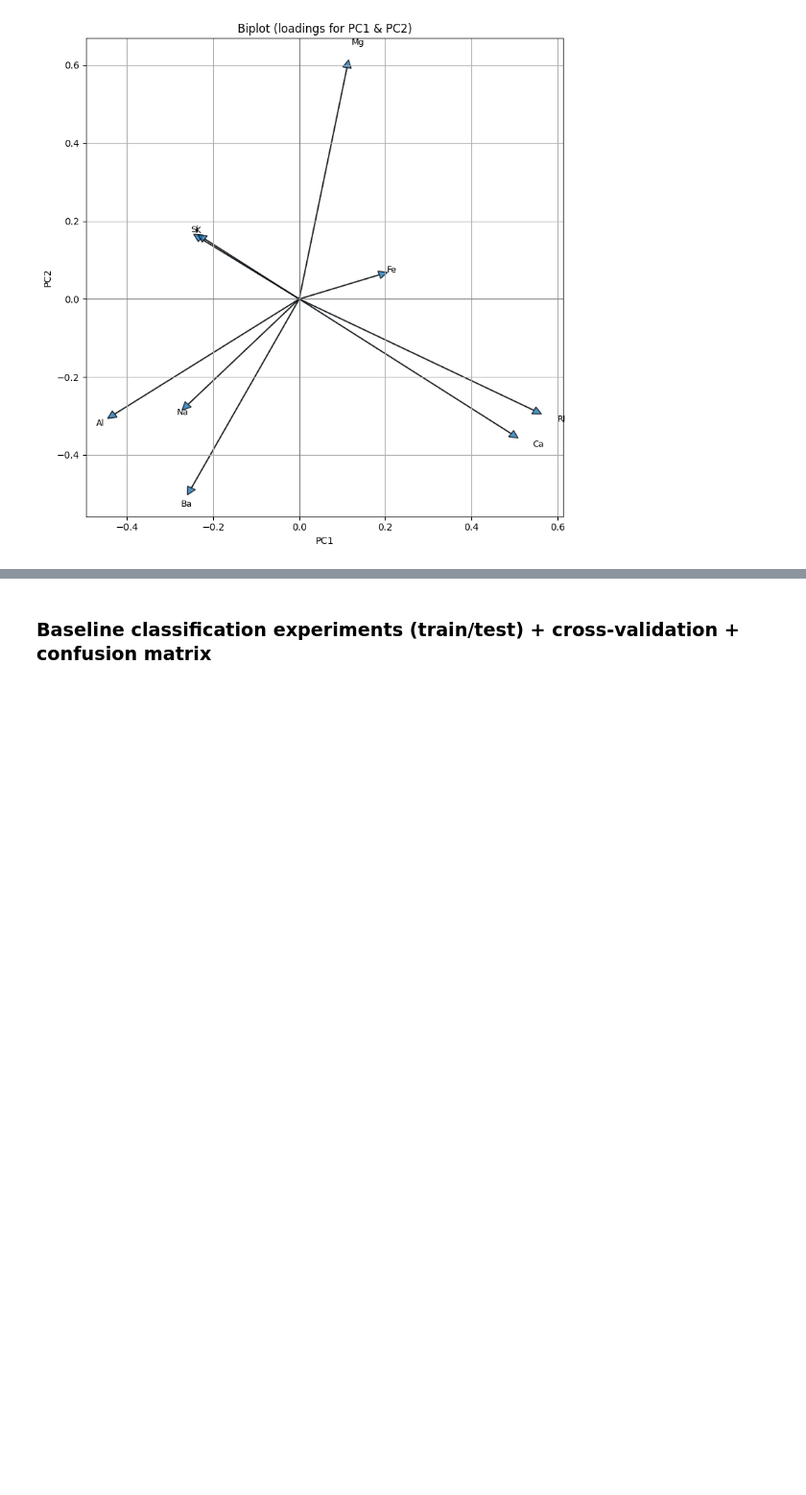
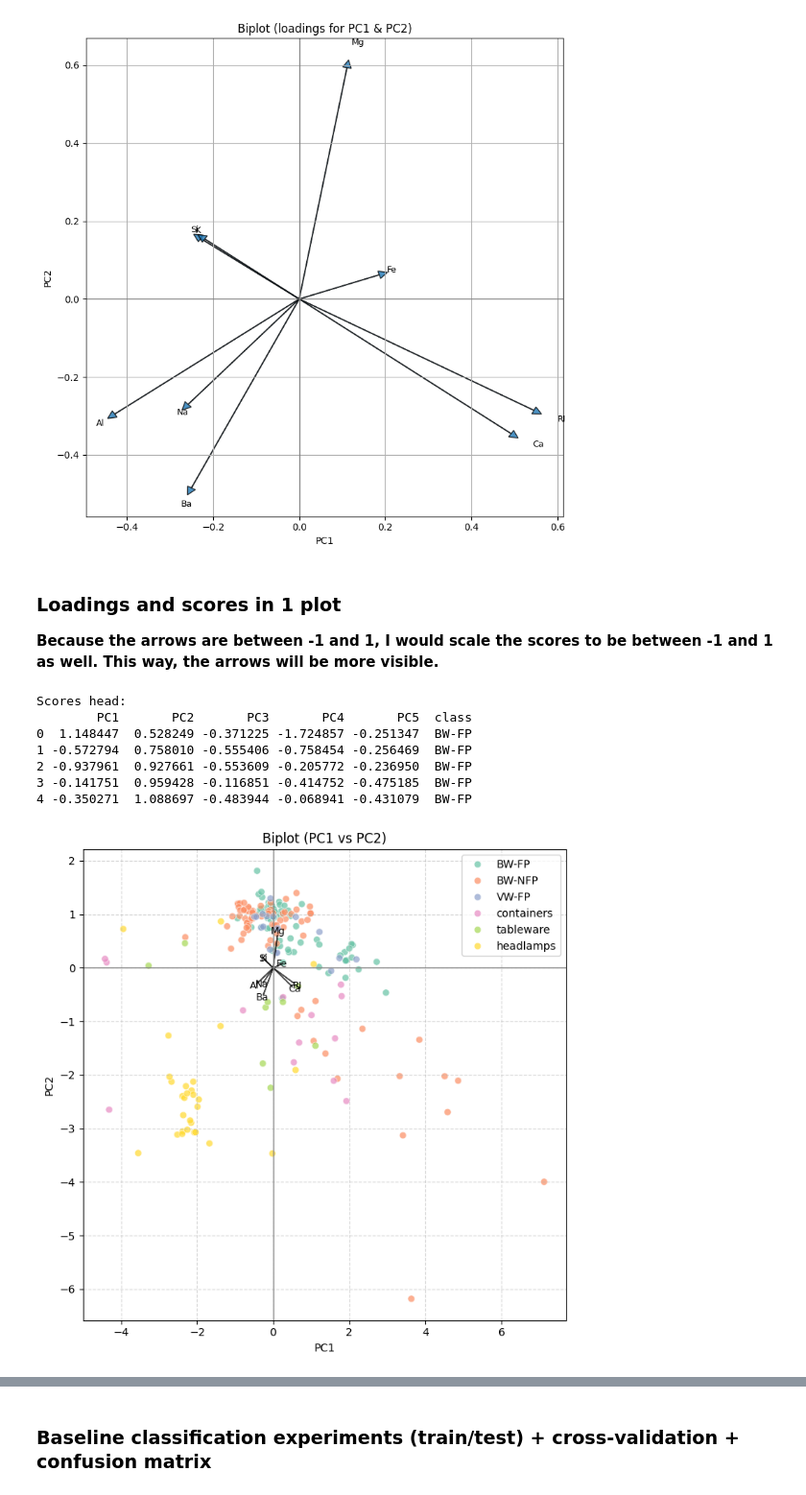
Before and after one commit to schependom/DTU_machine-learning-projects, a Jupyter notebook: Project 1/src/main.ipynb, the cells around one changed output, grey strips where cells are left out. Shown at 96% size. Drawn from its saved outputs; the diff is of its cells as text; code cells hidden in the pictures; blank space fills up the shorter version.

```diff
--- a/Project 1/src/main.ipynb
+++ b/Project 1/src/main.ipynb
@@ -725,3 +729,58 @@ PC1: ['RI', 'Ca', 'Al']
 PC2: ['Mg', 'Ba', 'Ca']
 PC3: ['K', 'Si', 'Na']
 [figure]
+# %% [markdown]
+### Loadings and scores in 1 plot
+
+**Because the arrows are between -1 and 1, I would scale the scores to be between -1 and 1 as well. This way, the arrows will be more visible.**
+# %%
+import matplotlib.pyplot as plt
+import seaborn as sns
+
+# Scores: projection of standardized data onto PCs
+scores = pca.transform(Xs)[:, :M]  # Only keep first M components
+scores = pd.DataFrame(scores, columns=[f'PC{i+1}' for i in range(M)])
+
+# Add the class labels
+scores['class'] = y.values
+
+print("Scores head:")
+print(scores.head())
+
+def biplot(pc_x=1, pc_y=2, filename="biplot.pdf"):
+    plt.figure(figsize=(7,7))
+    # scatter plot of scores colored by class
+    sns.scatterplot(data=scores, x=f'PC{pc_x}', y=f'PC{pc_y}', hue='class', alpha=0.7, s=40, palette="Set2")
+
+    # axes
+    plt.axhline(0, color='grey', lw=1)
+    plt.axvline(0, color='grey', lw=1)
+
+    # add loadings arrows
+    for attr in pc_loadings.index:
+        x = pc_loadings.loc[attr, f'PC{pc_x}']
+        y = pc_loadings.loc[attr, f'PC{pc_y}']
+        plt.arrow(0, 0, x, y, head_width=0.02, head_length=0.02, linewidth=1, color='black', alpha=0.7)
+        plt.text(x*1.15, y*1.15, attr, fontsize=9, ha='center', va='center')
+
+    plt.xlabel(f'PC{pc_x}')
+    plt.ylabel(f'PC{pc_y}')
+    plt.title(f'Biplot (PC{pc_x} vs PC{pc_y})')
+    plt.legend()
+    plt.grid(True, linestyle="--", alpha=0.5)
+    plt.tight_layout()
+    plt.savefig(filename)
+    plt.show()
+
+# make two biplots
+biplot(1, 2, "figures/pca_biplot_pc1_pc2.pdf")
+biplot(1, 3, "figures/pca_biplot_pc1_pc3.pdf")
+# %% [output]
+Scores head:
+        PC1       PC2       PC3       PC4       PC5  class
+0  1.148447  0.528249 -0.371225 -1.724857 -0.251347  BW-FP
+1 -0.572794  0.758010 -0.555406 -0.758454 -0.256469  BW-FP
+2 -0.937961  0.927661 -0.553609 -0.205772 -0.236950  BW-FP
+3 -0.141751  0.959428 -0.116851 -0.414752 -0.475185  BW-FP
+4 -0.350271  1.088697 -0.483944 -0.068941 -0.431079  BW-FP
+[figure, added]
```
Also changed, not shown: parts of 6 cells of this notebook, 12 other files.
